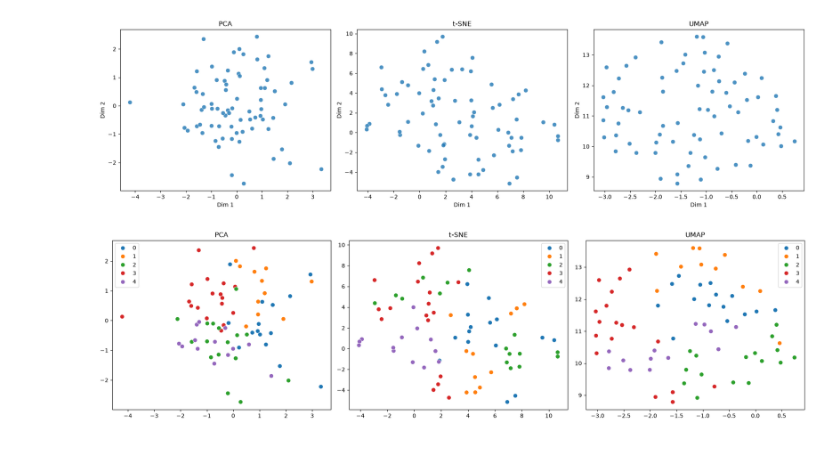
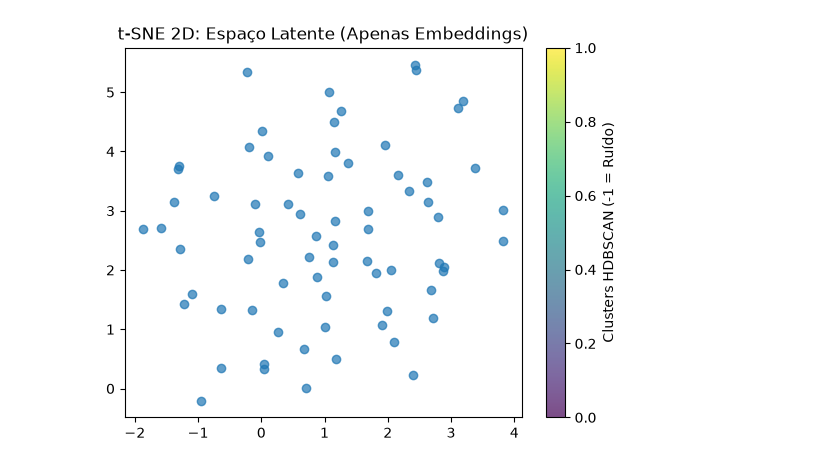
Before and after one commit to GiovanaSantiagoLima/welding-optuna-pytorch, a Jupyter notebook: notebook/material_embeddings_analysis.ipynb, the cells around one changed output. Drawn from its saved outputs; the diff is of its cells as text; code cells hidden in the pictures.

Commit message:
add: análise dos embeddings de materiais

```diff
--- a/notebook/material_embeddings_analysis.ipynb
+++ b/notebook/material_embeddings_analysis.ipynb
@@ -75,7 +76,7 @@ Tensor encontrado: emb_add.weight | Shape: (73, 8)
 ✅ Salvo com sucesso em: embeddings_adicao.csv
 # %%
-df_base = pd.read_csv("embeddings_base.csv")
-df_adicao = pd.read_csv("embeddings_adicao.csv")
+df_base = pd.read_csv(r"C:\Users\Workstation\Documents\GitHub\welding-optuna-pytorch\data\embedding\embeddings_base.csv")
+df_adicao = pd.read_csv(r"C:\Users\Workstation\Documents\GitHub\welding-optuna-pytorch\data\embedding\embeddings_adicao.csv")
 
 df_b = df_base.select_dtypes(include=["number"])
 df_a = df_adicao.select_dtypes(include=["number"])
@@ -167,37 +145,15 @@ plt.show()
-# %%
-import matplotlib.pyplot as plt
-import seaborn as sns
-
-fig, axes = plt.subplots(1, 3, figsize=(18, 5))
-
-metodos = [(Y_pca, "PCA"), (Y_tsne, "t-SNE"), (X_umapa, "UMAP")]
-
-for ax, (X_proj, titulo) in zip(axes, metodos):
-    sns.scatterplot(
-        x=X_proj[:, 0], y=X_proj[:, 1],
-        color="tab:blue",
-        s=60, alpha=0.8,
-        ax=ax,
-    )
-    ax.set_title(titulo)
-    ax.set_xlabel("Dim 1")
-    ax.set_ylabel("Dim 2")
-
-plt.tight_layout()
-plt.show()
-# %% [output]
-[figure, removed]
-# %%
-from sklearn.cluster import KMeans
-
-kmeans = KMeans(n_clusters=5, random_state=42, n_init=10)
-clusters = kmeans.fit_predict(df_a)  # nos dados originais 8D, não no X_pca/tsne/umap
-
-fig, axes = plt.subplots(1, 3, figsize=(18, 5))
-for ax, (X_proj, titulo) in zip(axes, metodos):
-    sns.scatterplot(x=X_proj[:, 0], y=X_proj[:, 1], hue=clusters, palette="tab10", s=60, ax=ax)
-    ax.set_title(titulo)
-plt.tight_layout()
-plt.show()
-# %% [output]
-[figure, removed]
+# %%
+import matplotlib.pyplot as plt
+from sklearn.manifold import TSNE
+projection = TSNE(n_components=2, random_state=42).fit_transform(df_b)
+
+# 3. Plota o gráfico usando os rótulos do HDBSCAN para colorir (parâmetro 'c')
+# O cmap='tab20' ajuda a diferenciar bem as cores dos diferentes materiais/clusters
+scatter = plt.scatter(projection[:, 0], projection[:, 1],  cmap='tab20', alpha=0.7)
+
+# Adiciona uma legenda lateral para saber quem é qual cluster
+plt.colorbar(scatter, label='Clusters HDBSCAN (-1 = Ruído)')
+plt.title('t-SNE 2D: Espaço Latente (Apenas Embeddings)')
+plt.show()
+# %% [output]
+[figure, added]
```
Also changed, not shown: parts of 14 cells of this notebook.
